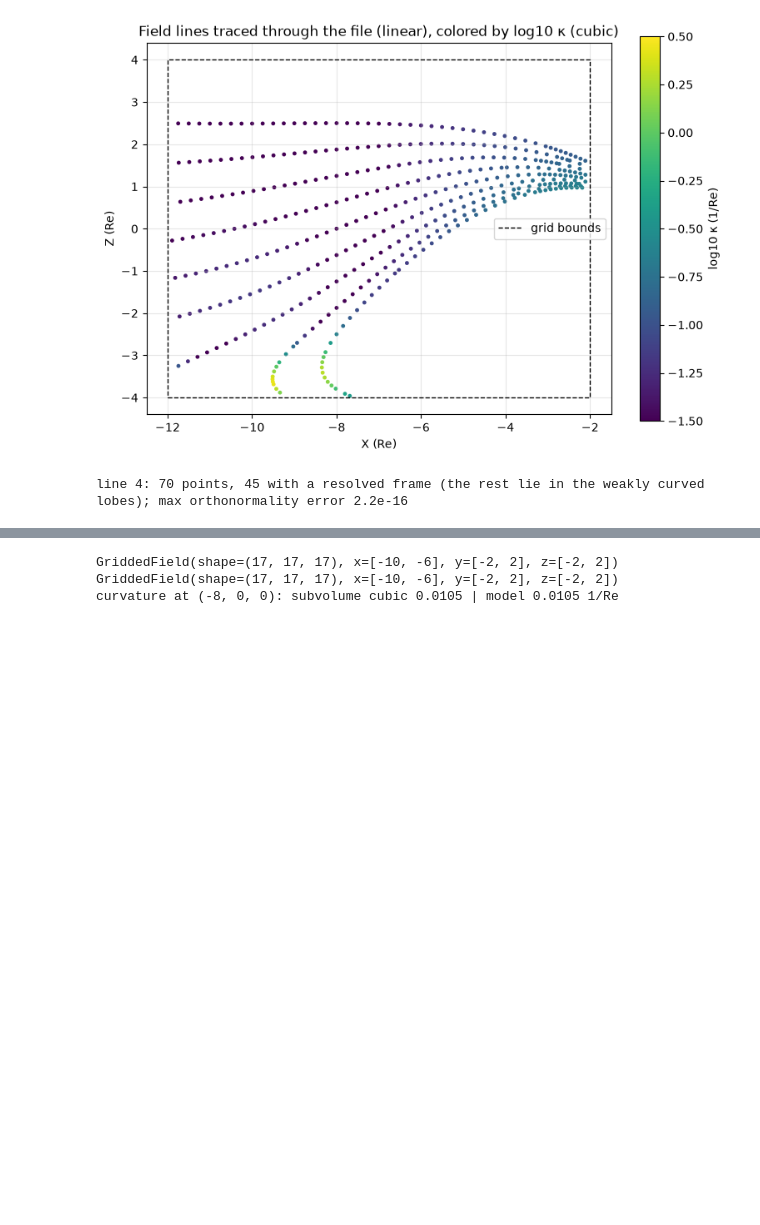
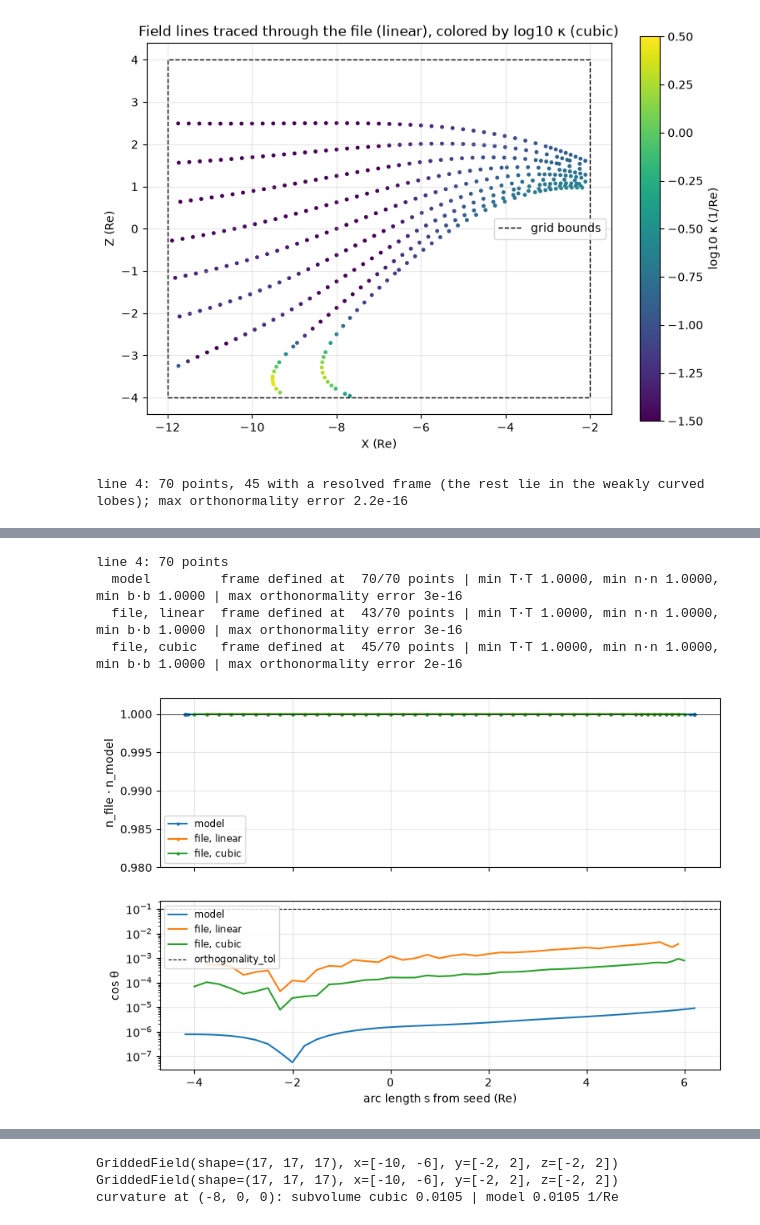
Before and after one commit to Butadiene/Mageometry, a Jupyter notebook: examples/notebooks/08_simulation_data_geometry.ipynb, the cells around one changed output, grey strips where cells are left out. Saved outputs shown, nothing was run; the diff lists cells and outputs as text; code cells hidden in the pictures; blank space fills up the shorter version.

```diff
--- a/examples/notebooks/08_simulation_data_geometry.ipynb
+++ b/examples/notebooks/08_simulation_data_geometry.ipynb
@@ -196,0 +227,39 @@ line 4: 70 points, 45 with a resolved frame (the rest lie in the weakly curved l
+# %%
+x, y, z = tr.path(4)
+s = tr.arc_length(4)
+frames = {
+    "model":        field_line_frenet_frame(model, x, y, z, delta=0.01),
+    "file, linear": field_line_frenet_frame(field_lin, x, y, z, delta=dx),
+    "file, cubic":  field_line_frenet_frame(field_cub, x, y, z, delta=0.1),
+}
+ref = frames["model"]
+print(f"line 4: {x.size} points")
+for name, fr in frames.items():
+    valid = np.isfinite(fr[3])
+    both = valid & np.isfinite(ref[3])
+    dots = {lab: np.sum([fr[i + k] * ref[i + k] for k in range(3)], axis=0)
+            for lab, i in (("T", 0), ("n", 3), ("b", 6))}
+    err = verify_unit_vectors(*(c[valid] for c in fr[:9]))
+    print(f"  {name:13s} frame defined at {valid.sum():3d}/{x.size} points | "
+          f"min T·T {np.nanmin(dots['T']):.4f}, min n·n {np.nanmin(dots['n'][both]):.4f}, "
+          f"min b·b {np.nanmin(dots['b'][both]):.4f} | max orthonormality error "
+          f"{max(np.max(np.abs(e)) for e in err.values()):.0e}")
+
+fig, axes = plt.subplots(2, 1, figsize=(9, 6), sharex=True)
+for name, fr in frames.items():
+    axes[0].plot(s, np.sum([fr[3 + k] * ref[3 + k] for k in range(3)], axis=0), ".-", ms=4, label=name)
+    axes[1].plot(s, field_line_frame_quality(
+        {"model": model, "file, linear": field_lin, "file, cubic": field_cub}[name], x, y, z,
+        delta={"model": 0.01, "file, linear": dx, "file, cubic": 0.1}[name]), label=name)
+axes[0].set_ylabel("n_file · n_model"); axes[0].set_ylim(0.98, 1.002); axes[0].axhline(1, color="k", lw=0.5)
+axes[1].set_ylabel("cos θ"); axes[1].set_yscale("log"); axes[1].axhline(0.1, color="k", ls="--", lw=0.8, label="orthogonality_tol")
+axes[1].set_xlabel("arc length s from seed (Re)")
+for ax in axes:
+    ax.grid(alpha=0.3); ax.legend(fontsize="small")
+plt.show()
+# %% [output]
+line 4: 70 points
+  model         frame defined at  70/70 points | min T·T 1.0000, min n·n 1.0000, min b·b 1.0000 | max orthonormality error 3e-16
+  file, linear  frame defined at  43/70 points | min T·T 1.0000, min n·n 1.0000, min b·b 1.0000 | max orthonormality error 3e-16
+  file, cubic   frame defined at  45/70 points | min T·T 1.0000, min n·n 1.0000, min b·b 1.0000 | max orthonormality error 2e-16
+[figure, added]
```
Also changed, not shown: parts of 18 cells of this notebook, 6 other files.
